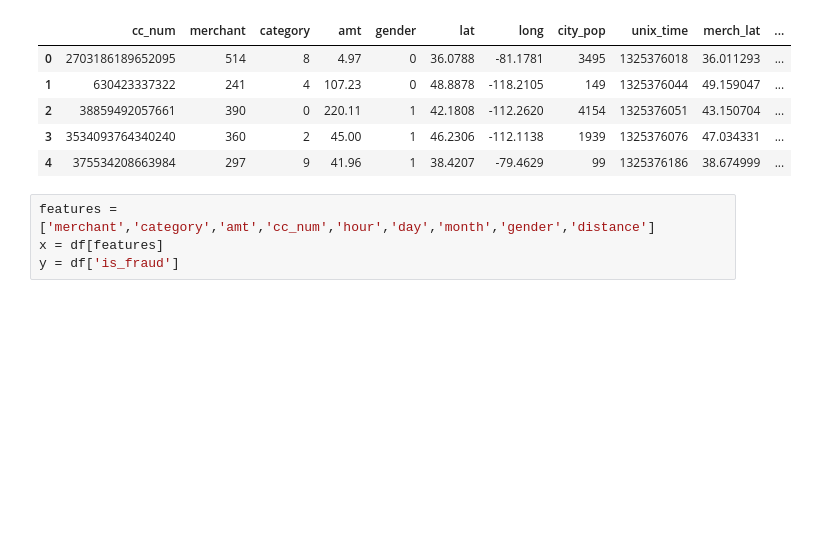
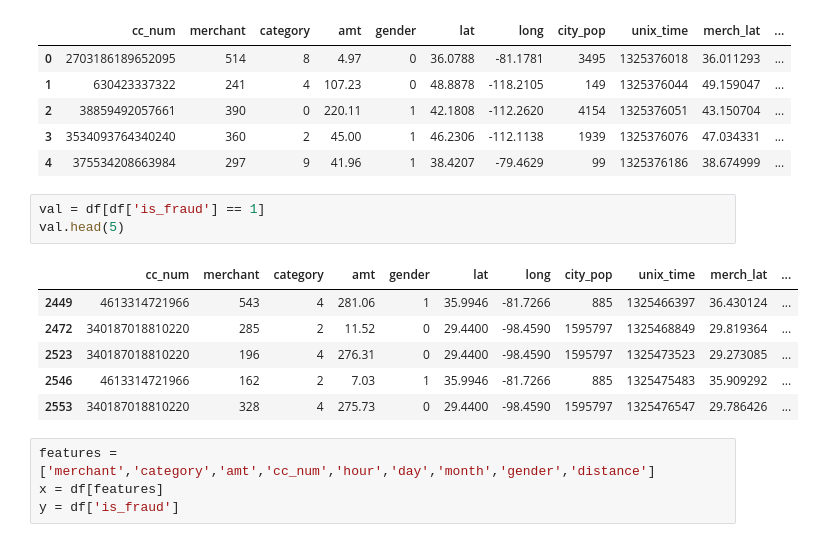
Before and after one commit to DasoTD/Fraud-Detection-System, a Jupyter notebook: app.ipynb, the cells around one changed output. Drawn from its saved outputs; the diff is of its cells as text; blank space fills up the shorter version.

```diff
--- a/app.ipynb
+++ b/app.ipynb
@@ -68,6 +78,16 @@ df.head(5)
 | 2 | 38859492057661 | 390 | 0 | 220.11 | 1 | 42.1808 | -112.2620 | 4154 | 1325376051 | 43.150704 | ... |
 | 3 | 3534093764340240 | 360 | 2 | 45.00 | 1 | 46.2306 | -112.1138 | 1939 | 1325376076 | 47.034331 | ... |
 | 4 | 375534208663984 | 297 | 9 | 41.96 | 1 | 38.4207 | -79.4629 | 99 | 1325376186 | 38.674999 | ... |
+# %%
+val = df[df['is_fraud'] == 1]
+val.head(5)
+# %% [output]
+|  | cc_num | merchant | category | amt | gender | lat | long | city_pop | unix_time | merch_lat | ... |
+| 2449 | 4613314721966 | 543 | 4 | 281.06 | 1 | 35.9946 | -81.7266 | 885 | 1325466397 | 36.430124 | ... |
+| 2472 | 340187018810220 | 285 | 2 | 11.52 | 0 | 29.4400 | -98.4590 | 1595797 | 1325468849 | 29.819364 | ... |
+| 2523 | 340187018810220 | 196 | 4 | 276.31 | 0 | 29.4400 | -98.4590 | 1595797 | 1325473523 | 29.273085 | ... |
+| 2546 | 4613314721966 | 162 | 2 | 7.03 | 1 | 35.9946 | -81.7266 | 885 | 1325475483 | 35.909292 | ... |
+| 2553 | 340187018810220 | 328 | 4 | 275.73 | 0 | 29.4400 | -98.4590 | 1595797 | 1325476547 | 29.786426 | ... |
 # %%
 features = ['merchant','category','amt','cc_num','hour','day','month','gender','distance']
 x = df[features]
```
Also changed, not shown: parts of 1 cell of this notebook, 1 other file.
